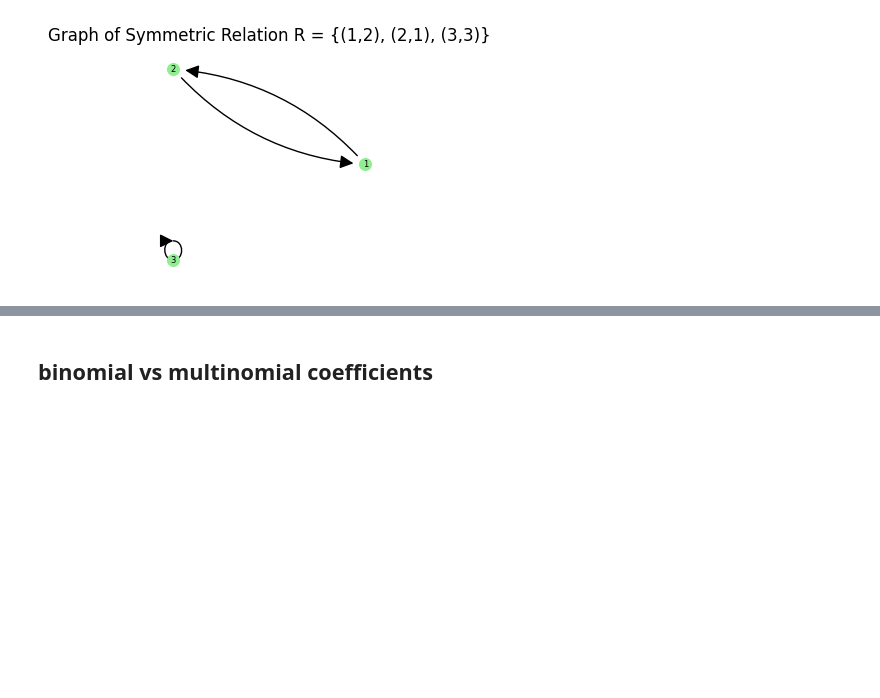
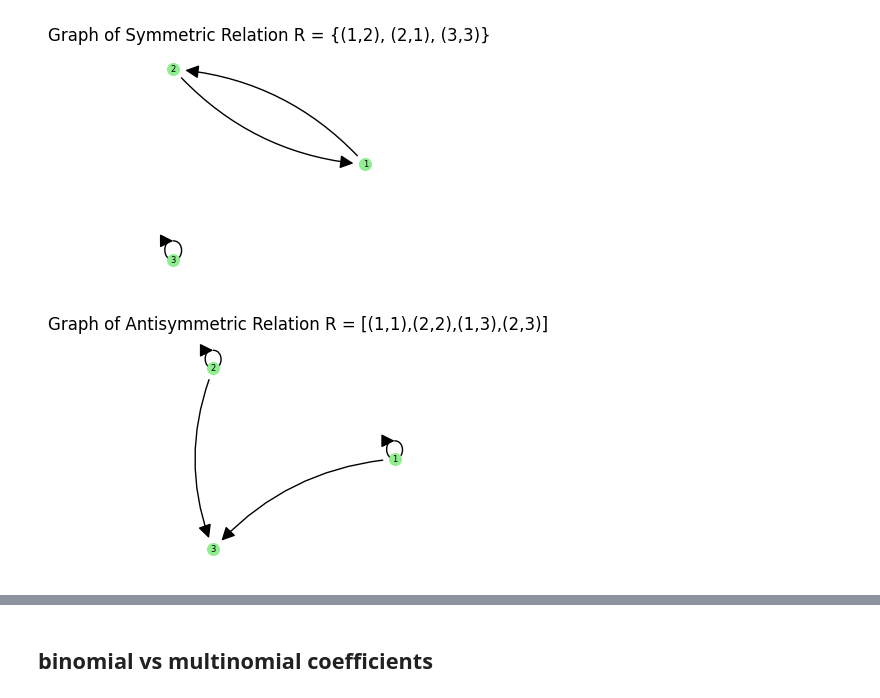
Before and after one commit to HST0077/MME2025, a Jupyter notebook: Combinatorics_Probs.ipynb, the cells around one changed output, grey strips where cells are left out. Cells and saved outputs as stored; diff of their text form; code cells hidden in the pictures; blank space fills up the shorter version.

```diff
--- a/Combinatorics_Probs.ipynb
+++ b/Combinatorics_Probs.ipynb
@@ -192,3 +204,35 @@ plt.axis('off')
 plt.show()
 # %% [output]
 [figure]
+# %%
+import networkx as nx
+import matplotlib.pyplot as plt
+
+# 집합 A와 비대칭적 관계 R의 예
+A = [1, 2, 3]  # 집합 A
+R = [(1,1), (2,2), (1,3), (2,3)]
+
+# 방향 그래프(DiGraph) 생성
+G = nx.DiGraph()
+G.add_nodes_from(A)  # 노드 추가
+G.add_edges_from(R)  # 관계(엣지) 추가
+
+# 그래프 시각화
+plt.figure(figsize=(3, 3))  # 그래프 크기 조정
+pos = nx.circular_layout(G)  # 원형 배치로 노드 배치
+
+# 노드 그리기
+nx.draw_networkx_nodes(G, pos, node_size=70, node_color='lightgreen')
+
+# 노드 라벨 표시
+nx.draw_networkx_labels(G, pos, font_size=6, font_family='sans-serif')
+
+# 엣지(관계) 그리기 (화살표로 방향 표시, 곡선으로 교차 방지)
+nx.draw_networkx_edges(G, pos, connectionstyle='arc3,rad=0.2', arrows=True, arrowsize=20)
+
+# 그래프 제목 및 축 숨기기
+plt.title("Graph of Antisymmetric Relation R = [(1,1),(2,2),(1,3),(2,3)]")
+plt.axis('off')
+plt.show()
+# %% [output]
+[figure, added]
```
Also changed, not shown: parts of 8 cells of this notebook.
